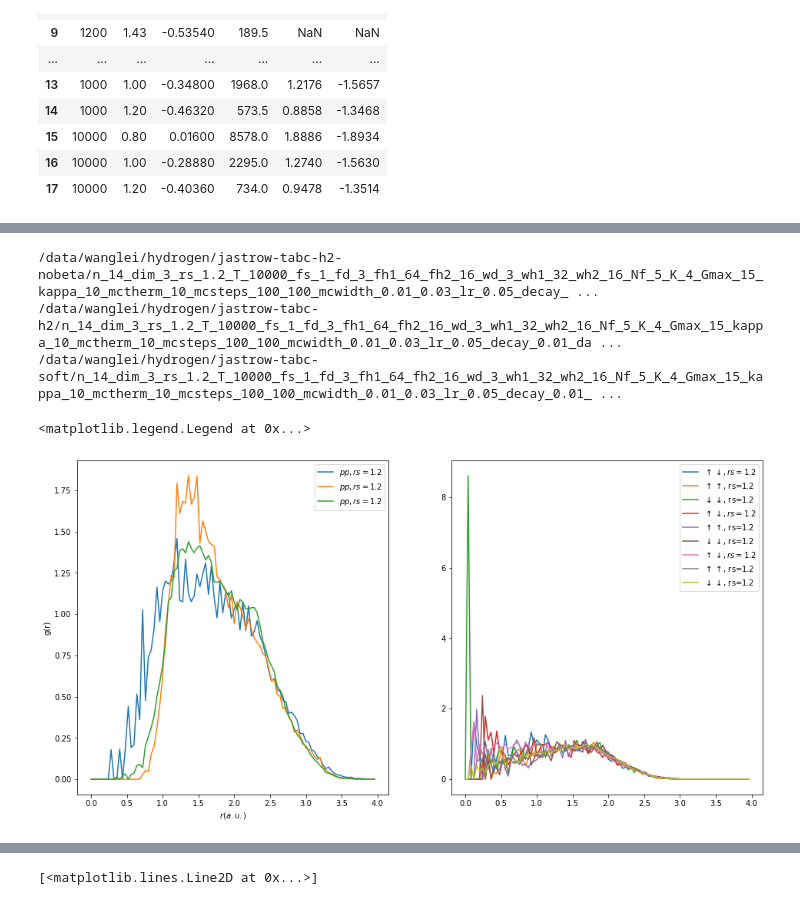
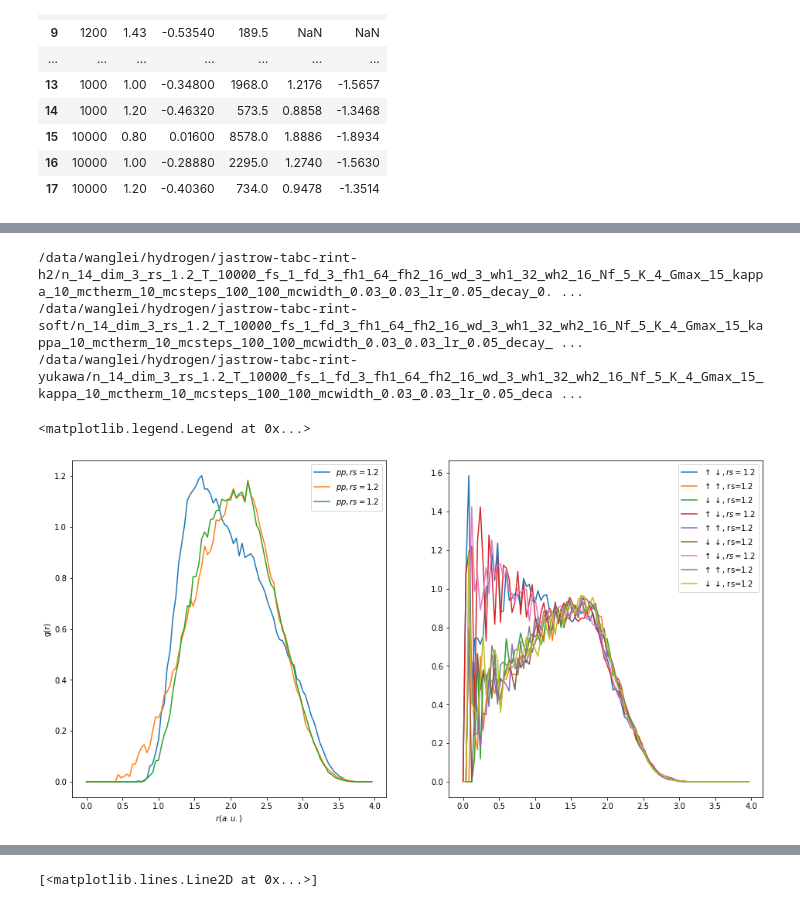
Before and after one commit to fermiflow/hydrogen, a Jupyter notebook: analysis/analysis.ipynb, the cells around one changed output, grey strips where cells are left out. Drawn from its saved outputs; the diff is of its cells as text; code cells hidden in the pictures.

```diff
--- a/analysis/analysis.ipynb
+++ b/analysis/analysis.ipynb
@@ -31,10 +44,10 @@ ref_df
 | 17 | 10000 | 1.20 | -0.40360 | 734.0 | 0.9478 | -1.3514 |
 # %%
 T, rs = 10000, 1.2
-nicknames = ['jastrow-tabc-soft', 'jastrow-tabc-h2', 'jastrow-tabc-h2-nobeta']# , 'jastrow-tabc-h2-nobeta', 'jastrow-tabc-soft-10'] #, 'jastrow-tabc'] #, #, 'atom-positive-alpha', ] #'atom-exp-alpha'] #, #, 'atom-equivariant'] # 'atom']
+nicknames = ['jastrow-tabc-rint-h2', 'jastrow-tabc-rint-soft', 'jastrow-tabc-rint-yukawa']#'jastrow-tabc-soft', 'jastrow-tabc-h2', 'jastrow-tabc-h2-nobeta']# , 'jastrow-tabc-h2-nobeta', 'jastrow-tabc-soft-10'] #, 'jastrow-tabc'] #, #, 'atom-positive-alpha', ] #'atom-exp-alpha'] #, #, 'atom-equivariant'] # 'atom']
 files = []
 for nickname in nicknames:
-    files += glob("/data/wanglei/hydrogen/"+nickname+"/n_54*_dim_3_rs_%g*_T_%g_*/data.txt"%(rs, T))
+    files += glob("/data/wanglei/hydrogen/"+nickname+"/n_14*_dim_3_rs_%g*_T_%g_*/data.txt"%(rs, T))
 files = list(filter(lambda f: os.path.getsize(f)>100, files))
 files = natural_sort(files)
 len(files)
@@ -43,6 +56,6 @@ len(files)
 # %%
 def cond(f):
-    n, dim, rs, T, s, d, h1, h2, b, a, lr, decay, eta, maxnorm, Nf, clip, K = parse_filename(f)
+    n, dim, rs, T, s, fd, fh1, fh2, wd, wh1, wh2, b, a, lr, decay, eta, maxnorm, Nf, clip, K = parse_filename(f)
     return rs <1.46 and '_ht_' not in f #and a > 1 and lr == 0.01 and '0.01_0.05' not in f
 files = list(filter(cond , files))
 len(files)
@@ -51,17 +64,17 @@ len(files)
 # %%
-obs = 'acc_s'
+obs = 'etot'
 
 markers = ['o', 's', 'D', '*', 'x', '^', '<', 'h', '>', 'd', 'X', 'v', 'h', '1']
 colors = ['C0', 'C1','C2', 'C3', 'C4', 'C6', 'C5', 'C7', 'C8', 'C9', 'C10', 'C11', 'C12', 'C13']
 
 plt.figure(figsize=(15,10))
 for f, marker, color in zip(files, markers, colors):
-    n, dim, rs, T, s, d, h1, h2, b, a, lr, decay, eta, maxnorm, Nf, clip, K = parse_filename(f)
+    n, dim, rs, T, s, fd, fh1, fh2, wd, wh1, wh2, b, a, lr, decay, eta, maxnorm, Nf, clip, K = parse_filename(f)
 
     print (f)
     df = pd.read_csv(f, delimiter=r"\s+")
-    label = r'$n=%s,dim=%s,r_s=%s,T=%g,s=%s,d=%s,h_1=%s,h_2=%s,Nf=%s,K=%s,b=%sx%s,lr=%s,decay=%s,eta=%s,nrm=%s,clip=%s$'\
-                %(n,dim,rs,T,s,d,h1,h2,Nf,K,b,a,lr,decay,eta,maxnorm,clip)
+    label = r'$n=%s,dim=%s,r_s=%s,T=%g,s=%s,fd=%s,fh_1=%s,fh_2=%s,wd=%s,wh_1=%s,wh_2=%s,Nf=%s,K=%s,b=%sx%s,lr=%s,decay=%s,eta=%s,nrm=%s,clip=%s$'\
+                %(n,dim,rs,T,s,fd,fh1,fh2,wd,wh1,wh2,Nf,K,b,a,lr,decay,eta,maxnorm,clip)
 
     if obs == 'vtot':
         y = df['vpp'].values + df['vep'].values + df['vee'].values
@@ -95,5 +108,5 @@ plt.ylabel(obs)
 plt.xlabel('epochs')
 plt.xlim([1, 1e5])
 plt.xscale('log')
-#plt.ylim([-0.7, -0.4])
+#plt.ylim([-0.5, 0])
 # %% [output]
@@ -126,57 +132,63 @@ def get_gr(x, y):
 
     hist, bin_edges = np.histogram(dist.reshape(-1,), range=[0, 4/rs], bins=100)
     dr = bin_edges[1] - bin_edges[0]
     hist = hist*2/(n * batchsize)
 
     rmesh = np.arange(hist.shape[0])*dr
 
     h_id = 4/3*np.pi*n/(L**3)* ((rmesh+dr)**3 - rmesh**3 )
     return rmesh*rs, hist/h_id
 
 
 fig = plt.figure(figsize=(16, 8))
 ax1 = plt.subplot(121)
 ax2 = plt.subplot(122)
 
 for f in files:
-    n, dim, rs, T, s, d, h1, h2, b, a, lr, decay, eta, maxnorm, Nf, clip, K = parse_filename(f)
+
+    n, dim, rs, T, s, fd, fh1, fh2, wd, wh1, wh2, b, a, lr, decay, eta, maxnorm, Nf, clip, K = parse_filename(f)
 
     ckpt_file, _ = find_ckpt_filename(os.path.dirname(f))
-    if ckpt_file is None: continue
-    print (ckpt_file)
-    data = load_data(ckpt_file)
+    ckpt_files = [ckpt_file]
 
-    s, x = data['s'], data['x']
-    n, dim = x.shape[-2], x.shape[-1]
-    s = s.reshape(-1, n, dim)
-    x = x.reshape(-1, n, dim)
+    #path = os.path.dirname(f)
+    #ckpt_files = [os.path.join(path, f) for f in os.listdir(path) if ('pkl' in f)]
 
-    rmesh, gr = get_gr(s, s)
-    ax1.plot(rmesh, gr, label=r'$pp, rs=%g$'%rs)
-    #rmesh, gr = get_gr(x, x)
-    #ax1.plot(rmesh, gr, label=r'$ee, rs=%g$'%rs)
-    #rmesh, gr = get_gr(s, x)
-    #ax1.plot(rmesh, gr, label=r'$ep, rs=%g$'%rs)
+    for ckpt_file in ckpt_files:
+        if ckpt_file is None: continue
+        print (ckpt_file)
+        data = load_data(ckpt_file)
 
+        s, x = data['s'], data['x']
+        n, dim = x.shape[-2], x.shape[-1]
+        s = s.reshape(-1, n, dim)
+        x = x.reshape(-1, n, dim)
 
-    rmesh, gr = get_gr(x[:, :n//2], x[:, n//2:])
-    ax2.plot(rmesh, gr, label=r'$\uparrow\downarrow, rs=%g$'%rs)
-    rmesh, gr = get_gr(x[:, :n//2], x[:, :n//2])
-    ax2.plot(rmesh, gr, label=r'$\uparrow\uparrow$, rs=%g'%rs)
-    rmesh, gr = get_gr(x[:, n//2:], x[:, n//2:])
-    ax2.plot(rmesh, gr, label=r'$\downarrow\downarrow$, rs=%g'%rs)
+        rmesh, gr = get_gr(s, s)
+        ax1.plot(rmesh, gr, label=r'$pp, rs=%g$'%rs)
+        #rmesh, gr = get_gr(x, x)
+        #ax1.plot(rmesh, gr, label=r'$ee, rs=%g$'%rs)
+        #rmesh, gr = get_gr(s, x)
+        #ax1.plot(rmesh, gr, label=r'$ep, rs=%g$'%rs)
+
+        rmesh, gr = get_gr(x[:, :n//2], x[:, n//2:])
+        ax2.plot(rmesh, gr, label=r'$\uparrow\downarrow, rs=%g$'%rs)
+        rmesh, gr = get_gr(x[:, :n//2], x[:, :n//2])
+        ax2.plot(rmesh, gr, label=r'$\uparrow\uparrow$, rs=%g'%rs)
+        rmesh, gr = get_gr(x[:, n//2:], x[:, n//2:])
+        ax2.plot(rmesh, gr, label=r'$\downarrow\downarrow$, rs=%g'%rs)
 
 
 ax1.set_xlabel('$r(a.u.)$')
 ax1.set_ylabel('g(r)')
 ax1.legend()
 ax2.legend()
 # %% [output]
-/data/wanglei/hydrogen/jastrow-tabc-h2-nobeta/n_14_dim_3_rs_1.2_T_10000_fs_1_fd_3_fh1_64_fh2_16_wd_3_wh1_32_wh2_16_Nf_5_K_4_Gmax_15_kappa_10_mctherm_10_mcsteps_100_100_mcwidth_0.01_0.03_lr_0.05_decay_ ...
-/data/wanglei/hydrogen/jastrow-tabc-h2/n_14_dim_3_rs_1.2_T_10000_fs_1_fd_3_fh1_64_fh2_16_wd_3_wh1_32_wh2_16_Nf_5_K_4_Gmax_15_kappa_10_mctherm_10_mcsteps_100_100_mcwidth_0.01_0.03_lr_0.05_decay_0.01_da ...
-/data/wanglei/hydrogen/jastrow-tabc-soft/n_14_dim_3_rs_1.2_T_10000_fs_1_fd_3_fh1_64_fh2_16_wd_3_wh1_32_wh2_16_Nf_5_K_4_Gmax_15_kappa_10_mctherm_10_mcsteps_100_100_mcwidth_0.01_0.03_lr_0.05_decay_0.01_ ...
+/data/wanglei/hydrogen/jastrow-tabc-rint-h2/n_14_dim_3_rs_1.2_T_10000_fs_1_fd_3_fh1_64_fh2_16_wd_3_wh1_32_wh2_16_Nf_5_K_4_Gmax_15_kappa_10_mctherm_10_mcsteps_100_100_mcwidth_0.03_0.03_lr_0.05_decay_0. ...
+/data/wanglei/hydrogen/jastrow-tabc-rint-soft/n_14_dim_3_rs_1.2_T_10000_fs_1_fd_3_fh1_64_fh2_16_wd_3_wh1_32_wh2_16_Nf_5_K_4_Gmax_15_kappa_10_mctherm_10_mcsteps_100_100_mcwidth_0.03_0.03_lr_0.05_decay_ ...
+/data/wanglei/hydrogen/jastrow-tabc-rint-yukawa/n_14_dim_3_rs_1.2_T_10000_fs_1_fd_3_fh1_64_fh2_16_wd_3_wh1_32_wh2_16_Nf_5_K_4_Gmax_15_kappa_10_mctherm_10_mcsteps_100_100_mcwidth_0.03_0.03_lr_0.05_deca ...
 <matplotlib.legend.Legend at 0x...>
-[figure, old version]
+[figure, new version]
 # %%
 f = files[1]
 n, dim, rs, T, s, d, h1, h2, b, a, lr, decay, eta, maxnorm, Nf, clip, K = parse_filename(f)
```
Also changed, not shown: parts of 11 cells of this notebook, 2 other files.
